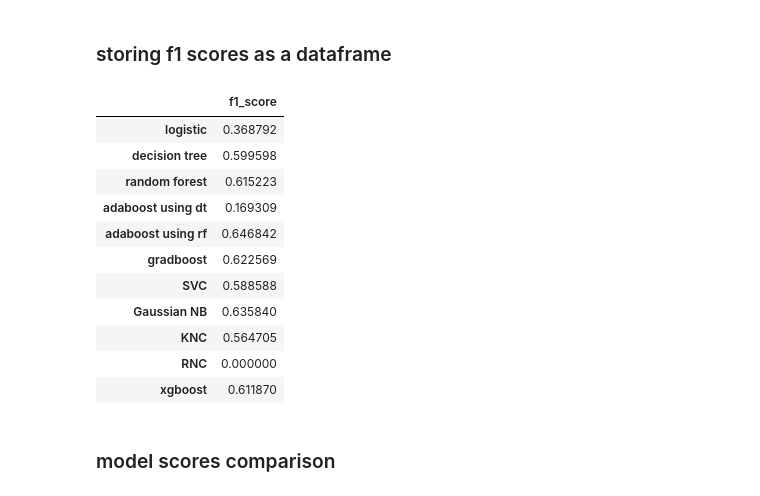
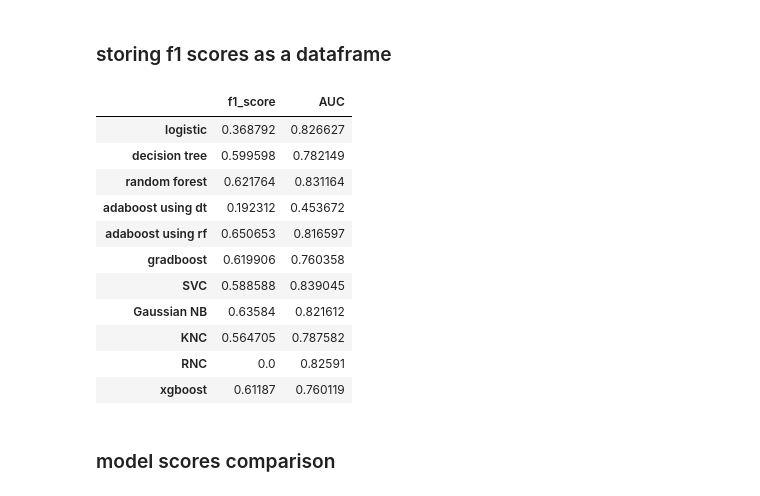
Before and after one commit to afzalmp40/ML-Basic, a Jupyter notebook: Supervised/pima diabetes using pipelines/PIMA diabetes using pipelines.ipynb, the cells around one changed output. Saved outputs shown, nothing was run; the diff lists cells and outputs as text; code cells hidden in the pictures.

```diff
--- a/Supervised/pima diabetes using pipelines/PIMA diabetes using pipelines.ipynb
+++ b/Supervised/pima diabetes using pipelines/PIMA diabetes using pipelines.ipynb
@@ -701,21 +704,20 @@ weighted avg       0.74      0.74      0.74       192
 ... (11 outputs left out)
 # %% [markdown]
 ### storing f1 scores as a dataframe
-# %%
-df_f1=pd.DataFrame(f1.values(), index=f1.keys(), columns=['f1_score'])
-df_f1
-# %% [output]
-|  | f1_score |
-| logistic | 0.368792 |
-| decision tree | 0.599598 |
-| random forest | 0.615223 |
-| adaboost using dt | 0.169309 |
-| adaboost using rf | 0.646842 |
-| gradboost | 0.622569 |
-| SVC | 0.588588 |
-| Gaussian NB | 0.635840 |
-| KNC | 0.564705 |
-| RNC | 0.000000 |
-| xgboost | 0.611870 |
+# %%
+df_metrics
+# %% [output]
+|  | f1_score | AUC |
+| logistic | 0.368792 | 0.826627 |
+| decision tree | 0.599598 | 0.782149 |
+| random forest | 0.621764 | 0.831164 |
+| adaboost using dt | 0.192312 | 0.453672 |
+| adaboost using rf | 0.650653 | 0.816597 |
+| gradboost | 0.619906 | 0.760358 |
+| SVC | 0.588588 | 0.839045 |
+| Gaussian NB | 0.63584 | 0.821612 |
+| KNC | 0.564705 | 0.787582 |
+| RNC | 0.0 | 0.82591 |
+| xgboost | 0.61187 | 0.760119 |
 # %% [markdown]
 ### model scores comparison
```
Also changed, not shown: parts of 7 cells of this notebook.
